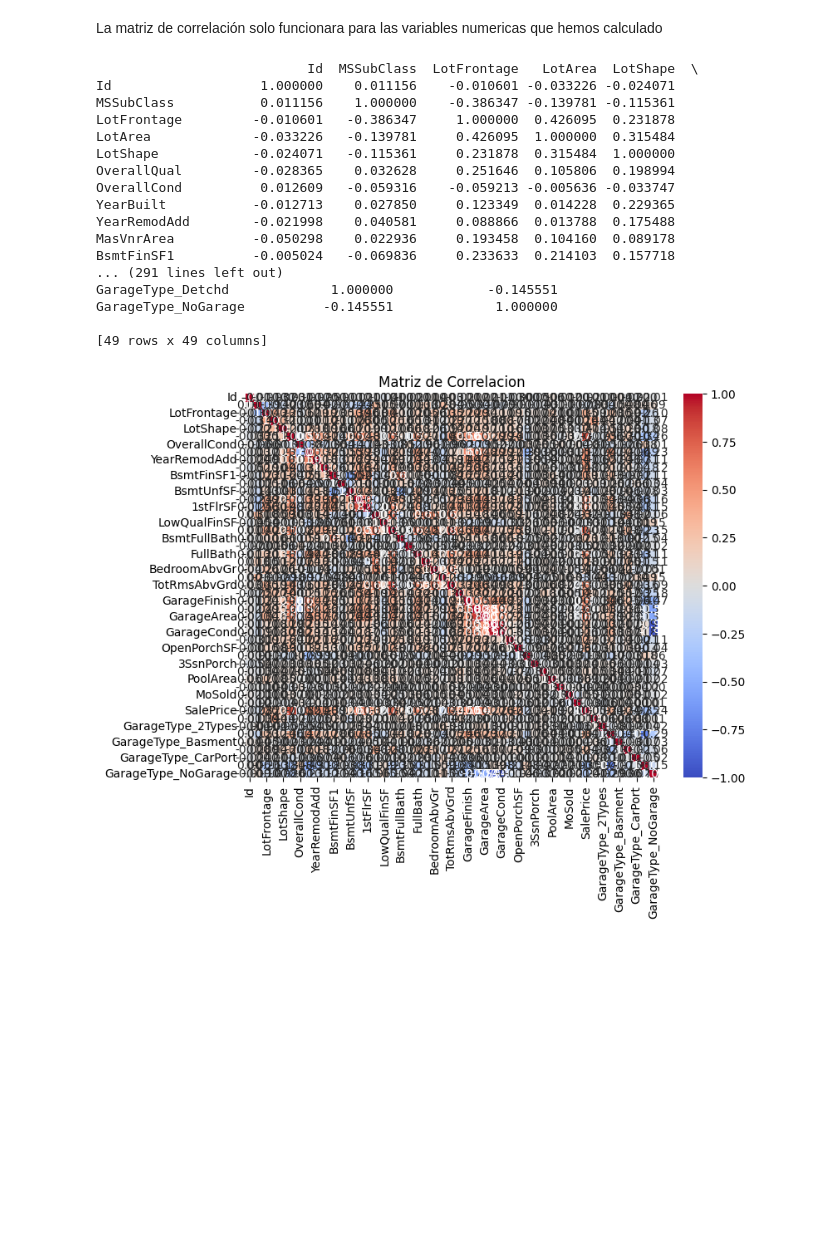
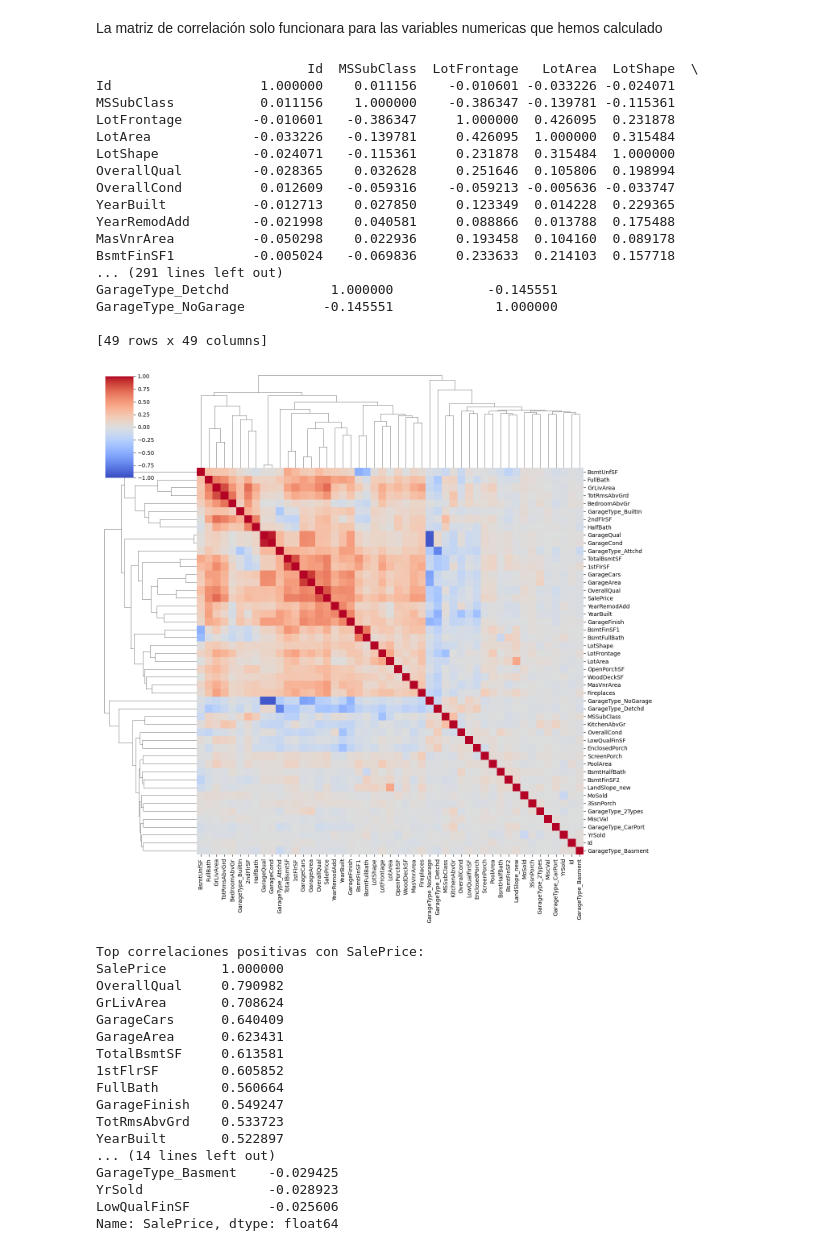
Before and after one commit to DrewFalcon/InteligenciaArtificial_Lab_FalconRiddha, a Jupyter notebook: Practica2/codigop2.ipynb, the cells around one changed output. Drawn from its saved outputs; the diff is of its cells as text; code cells hidden in the pictures; blank space fills up the shorter version.

```diff
--- a/Practica2/codigop2.ipynb
+++ b/Practica2/codigop2.ipynb
@@ -1209,27 +1209,48 @@ La matriz de correlación solo funcionara para las variables numericas que hemos
 # %%
 matriz_corr = data_csv.corr(numeric_only=True)
 print(matriz_corr)
 
-pl.pyplot.figure(figsize=(8, 6))
-sb.heatmap(matriz_corr, annot=True, cmap='coolwarm', fmt='.2f', vmin=-1, vmax=1)
-pl.pyplot.title('Matriz de Correlacion')
+sb.clustermap(matriz_corr, figsize=(14, 14), cmap='coolwarm', center=0, vmin=-1, vmax=1, method='average', annot=False)
 pl.pyplot.show()
+
+print("\nTop correlaciones positivas con SalePrice:")
+print(matriz_corr['SalePrice'].sort_values(ascending=False).head(15))
+
+print("\nCorrelaciones bajas / negativas con SalePrice:")
+print(matriz_corr['SalePrice'].sort_values().head(10))
 # %% [output]
                            Id  MSSubClass  LotFrontage   LotArea  LotShape  \
 Id                   1.000000    0.011156    -0.010601 -0.033226 -0.024071
 MSSubClass           0.011156    1.000000    -0.386347 -0.139781 -0.115361
 LotFrontage         -0.010601   -0.386347     1.000000  0.426095  0.231878
 LotArea             -0.033226   -0.139781     0.426095  1.000000  0.315484
 LotShape            -0.024071   -0.115361     0.231878  0.315484  1.000000
 OverallQual         -0.028365    0.032628     0.251646  0.105806  0.198994
 OverallCond          0.012609   -0.059316    -0.059213 -0.005636 -0.033747
 YearBuilt           -0.012713    0.027850     0.123349  0.014228  0.229365
 YearRemodAdd        -0.021998    0.040581     0.088866  0.013788  0.175488
 MasVnrArea          -0.050298    0.022936     0.193458  0.104160  0.089178
 BsmtFinSF1          -0.005024   -0.069836     0.233633  0.214103  0.157718
 ... (291 lines left out)
 GarageType_Detchd             1.000000            -0.145551
 GarageType_NoGarage          -0.145551             1.000000
 
 [49 rows x 49 columns]
-[figure, old version]
+[figure, new version]
+Top correlaciones positivas con SalePrice:
+SalePrice       1.000000
+OverallQual     0.790982
+GrLivArea       0.708624
+GarageCars      0.640409
+GarageArea      0.623431
+TotalBsmtSF     0.613581
+1stFlrSF        0.605852
+FullBath        0.560664
+GarageFinish    0.549247
+TotRmsAbvGrd    0.533723
+YearBuilt       0.522897
+... (14 lines left out)
+GarageType_Basment    -0.029425
+YrSold                -0.028923
+LowQualFinSF          -0.025606
+Name: SalePrice, dtype: float64
```
